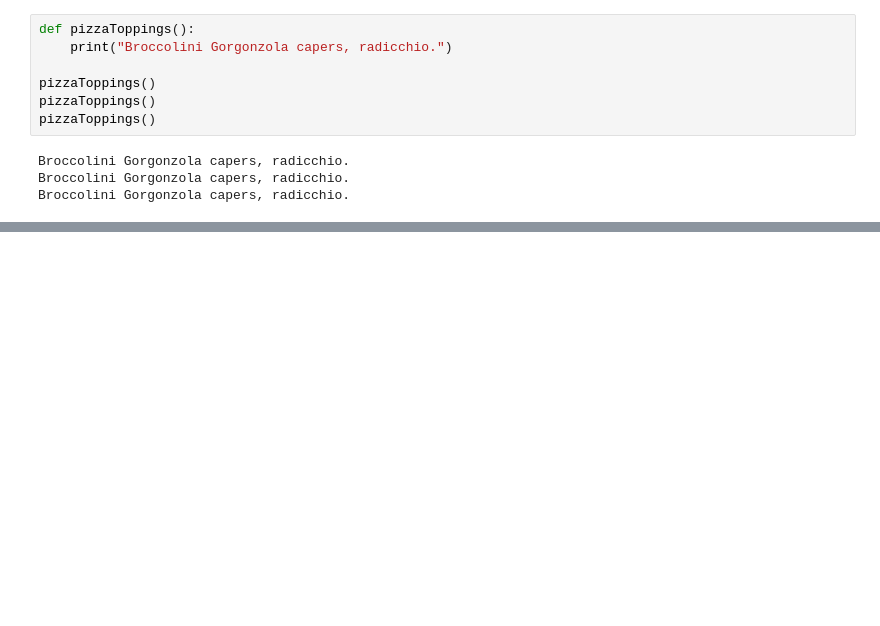
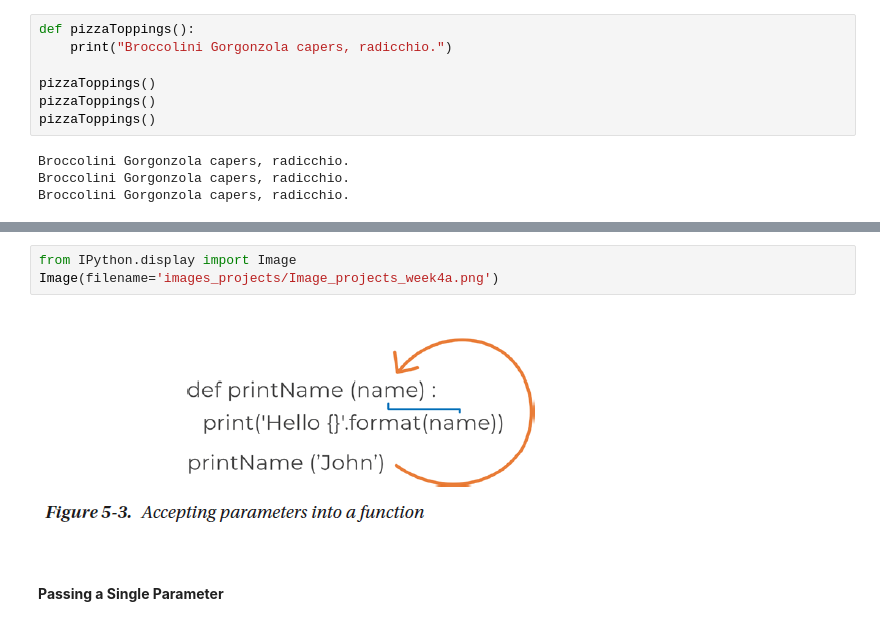
Before and after one commit to python-bootcamp-organization/Python-Bootcamp-101, a Jupyter notebook: Fourth week.ipynb, the cells around one changed output, grey strips where cells are left out. Saved outputs shown, nothing was run; the diff lists cells and outputs as text; blank space fills up the shorter version.

```diff
--- a/Fourth week.ipynb
+++ b/Fourth week.ipynb
@@ -85,0 +98,7 @@ Broccolini Gorgonzola capers, radicchio.
+# %%
+from IPython.display import Image
+Image(filename='images_projects/Image_projects_week4a.png')
+# %% [output]
+[figure, added]
+# %% [markdown]
+**Passing a Single Parameter**
```
Also changed, not shown: parts of 39 cells of this notebook, 4 other files.
